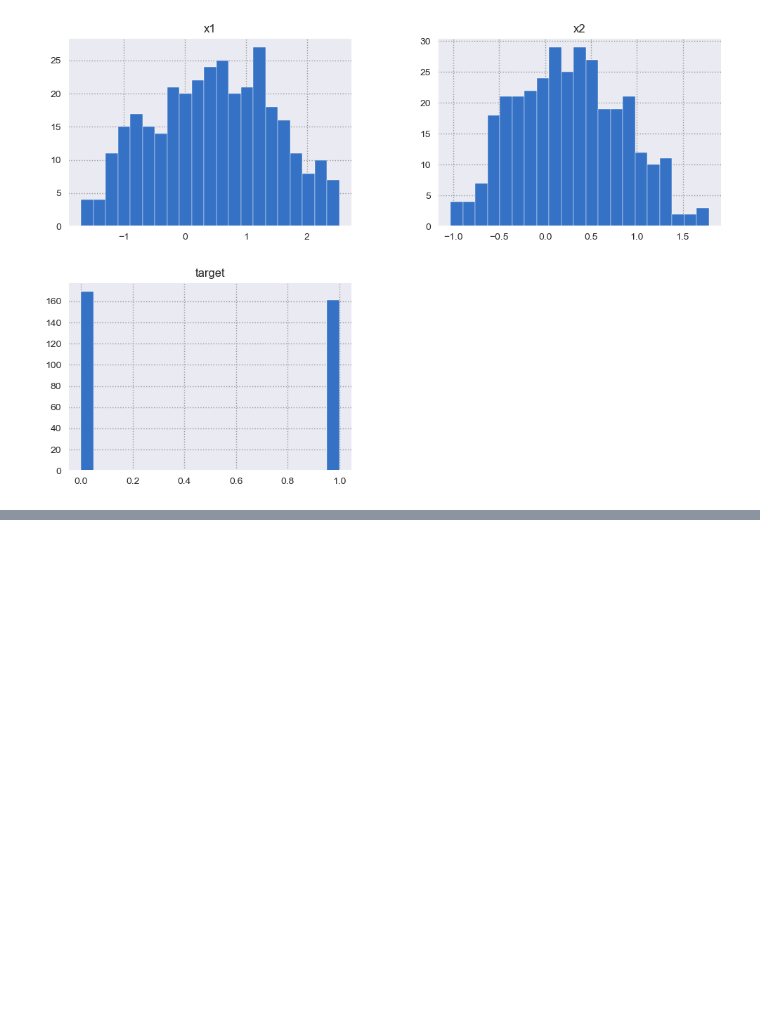
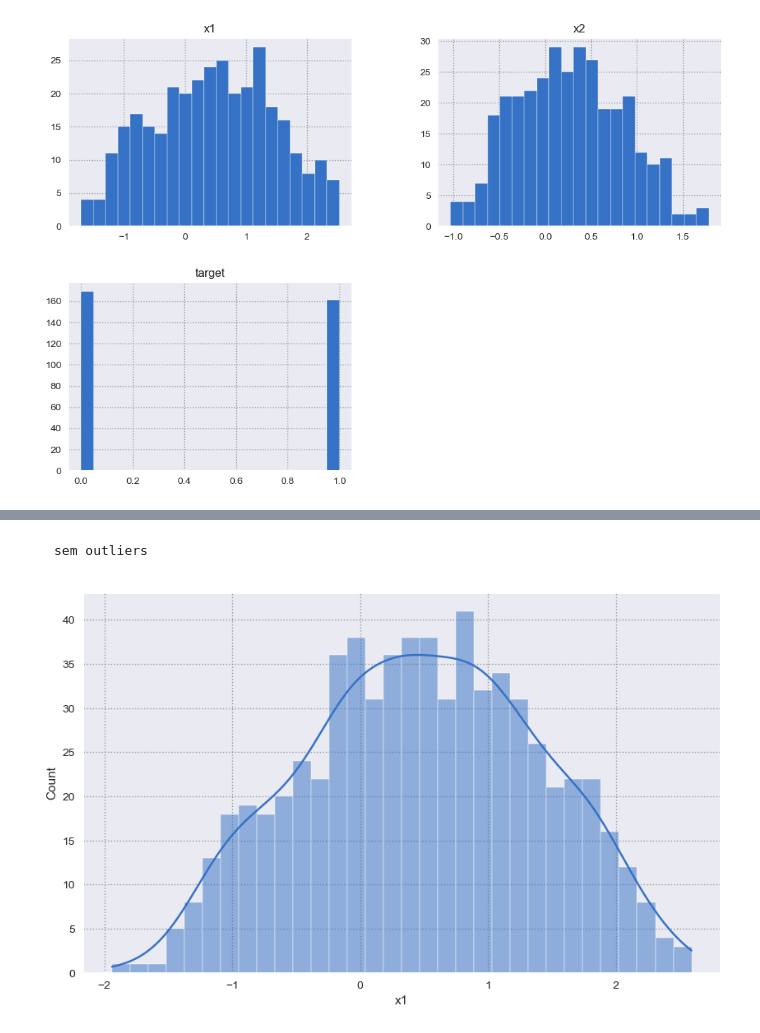
Before and after one commit to viniciusnvcosta/oncaseTest, a Jupyter notebook: modelClassification.ipynb, the cells around one changed output, grey strips where cells are left out. Saved outputs shown, nothing was run; the diff lists cells and outputs as text; code cells hidden in the pictures; blank space fills up the shorter version.

```diff
--- a/modelClassification.ipynb
+++ b/modelClassification.ipynb
@@ -99,0 +157,8 @@ df_test.hist(bins=21, figsize=(12, 8));
+# %% [markdown]
+    sem outliers
+# %%
+plt.figure(figsize=(10, 6))
+sns.histplot(df_viz["x1"], bins=32, kde=True, color="b")
+plt.show()
+# %% [output]
+[figure, added]
```
Also changed, not shown: parts of 40 cells of this notebook.
